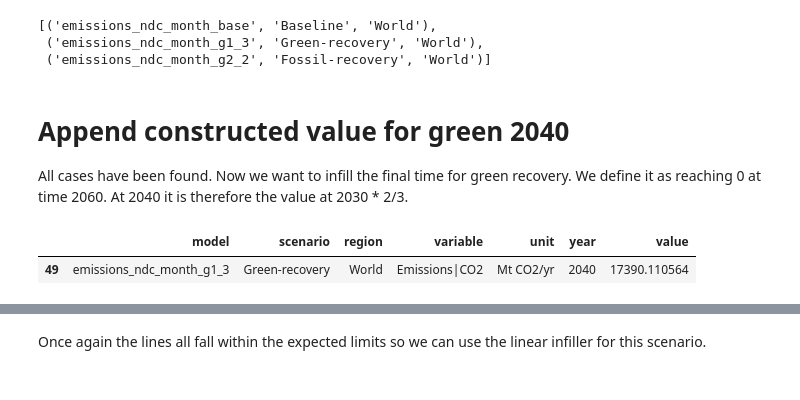
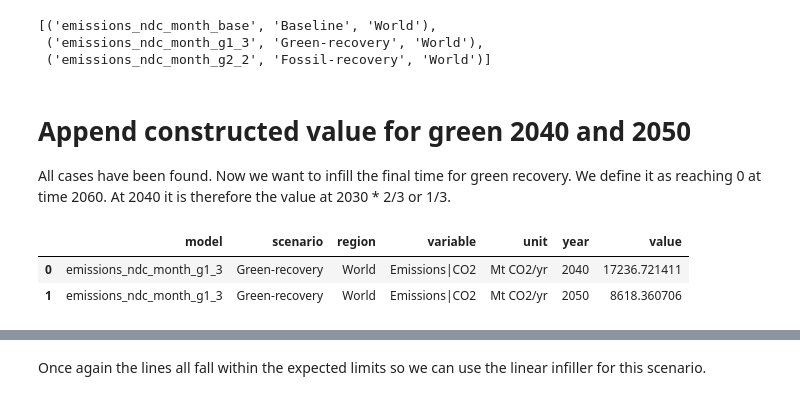
Before and after one commit to GranthamImperial/silicone_examples, a Jupyter notebook: notebooks/InfillingCovidResponse.ipynb, the cells around one changed output, grey strips where cells are left out. Drawn from its saved outputs; the diff is of its cells as text; code cells hidden in the pictures.

```diff
--- a/notebooks/InfillingCovidResponse.ipynb
+++ b/notebooks/InfillingCovidResponse.ipynb
@@ -12,10 +12,10 @@ import silicone.multiple_infillers as mi
 [interactive output not drawn]
 pyam - INFO: Running in a notebook, setting `pyam` logging level to `logging.INFO` and adding stderr handler
 # %%
-input = pd.read_excel("../input/CompiledPiersScenarios_distri_with_cleaning.xlsx", header=[0, 1])
+input = pd.read_excel("../input/CompiledPiersScenarios_distri_with_cleaning_v2.xlsx", header=[0, 1])
 sr15_data = silicone.utils.download_or_load_sr15("../input/complete_sr15.csv")
-use_ar4_data = True
-lead = "Emissions|Kyoto Gases (AR4-GWP100)"
+use_ar4_data = False
+lead = "Emissions|Kyoto Gases (AR5-GWP100)"
 convert_n2o = (2 * 14 + 16) / (2 * 14)
 convert_co2 = (12 + 2 * 16) / 12
 input
@@ -279,17 +280,22 @@ pyam.logging - WARNING: Using a dictionary to convert units is deprecated and wi
  ('emissions_ndc_month_g1_3', 'Green-recovery', 'World'),
  ('emissions_ndc_month_g2_2', 'Fossil-recovery', 'World')]
 # %% [markdown]
-# Append constructed value for green 2040
-All cases have been found. Now we want to infill the final time for green recovery. We define it as reaching 0 at time 2060. At 2040 it is therefore the value at 2030 * 2/3.
+# Append constructed value for green 2040 and 2050
+All cases have been found. Now we want to infill the final time for green recovery. We define it as reaching 0 at time 2060. At 2040 it is therefore the value at 2030 * 2/3 or 1/3.
 # %%
 CO2 = "Emissions|CO2"
 row_to_add = infilled.filter(scenario='Green-recovery', year=2030, variable=CO2).data
 row_to_add["year"] = 2040
-row_to_add["value"] = row_to_add["value"] * 2 / 3
+row_to_add = row_to_add.append(row_to_add)
+row_to_add = row_to_add.reset_index(drop=True)
+row_to_add.loc[row_to_add.index[0], "value"] = row_to_add.loc[row_to_add.index[0], "value"] * 2 / 3
+row_to_add.loc[row_to_add.index[1], "value"] = row_to_add.loc[row_to_add.index[1], "value"] * 1 / 3
+row_to_add.loc[row_to_add.index[1], "year"] = 2050
 row_to_add
 # %% [output]
 |  | model | scenario | region | variable | unit | year | value |
-| 49 | emissions_ndc_month_g1_3 | Green-recovery | World | Emissions|CO2 | Mt CO2/yr | 2040 | 17390.110564 |
+| 0 | emissions_ndc_month_g1_3 | Green-recovery | World | Emissions|CO2 | Mt CO2/yr | 2040 | 17236.721411 |
+| 1 | emissions_ndc_month_g1_3 | Green-recovery | World | Emissions|CO2 | Mt CO2/yr | 2050 | 8618.360706 |
 # %%
 infilled.data = infilled.data.append(row_to_add)
 infilled.timeseries()
```
Also changed, not shown: parts of 14 cells of this notebook.
